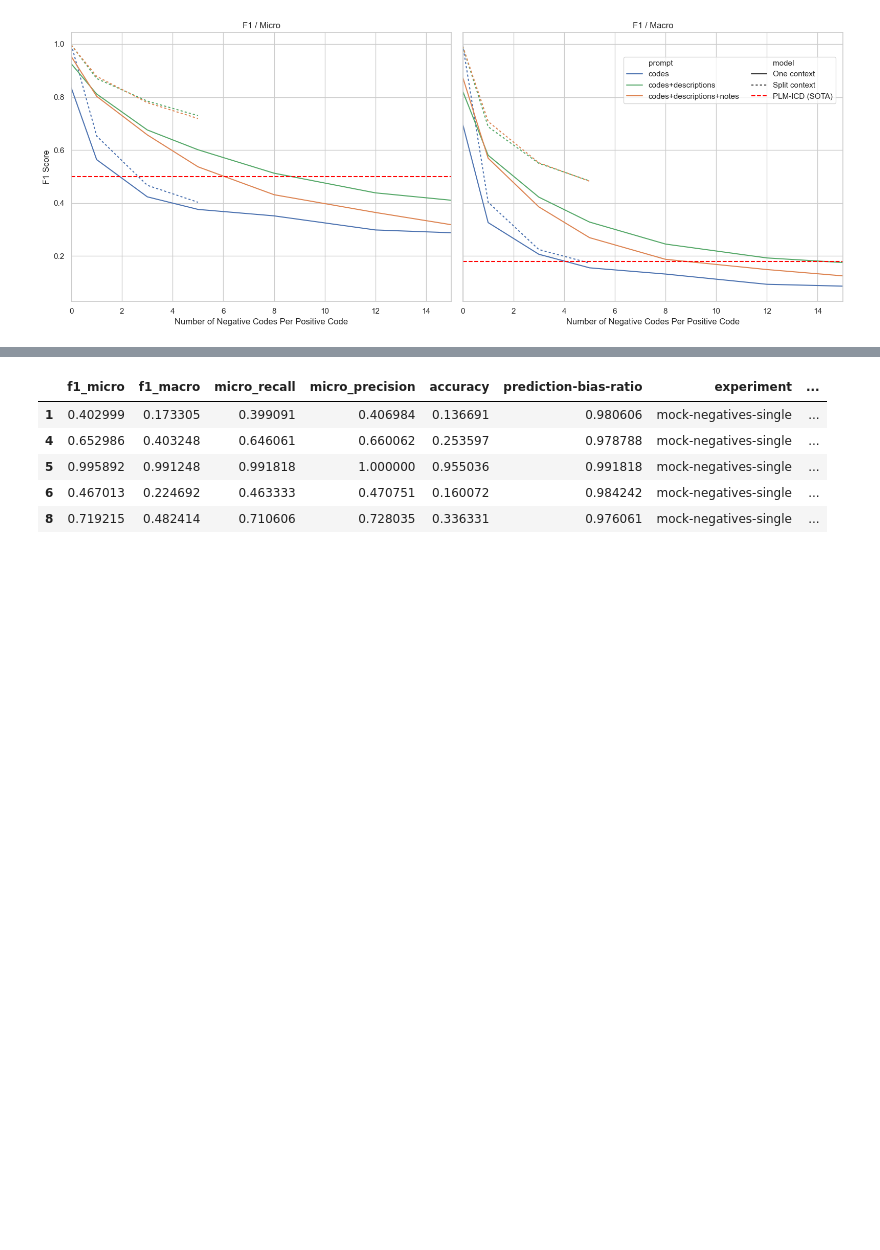
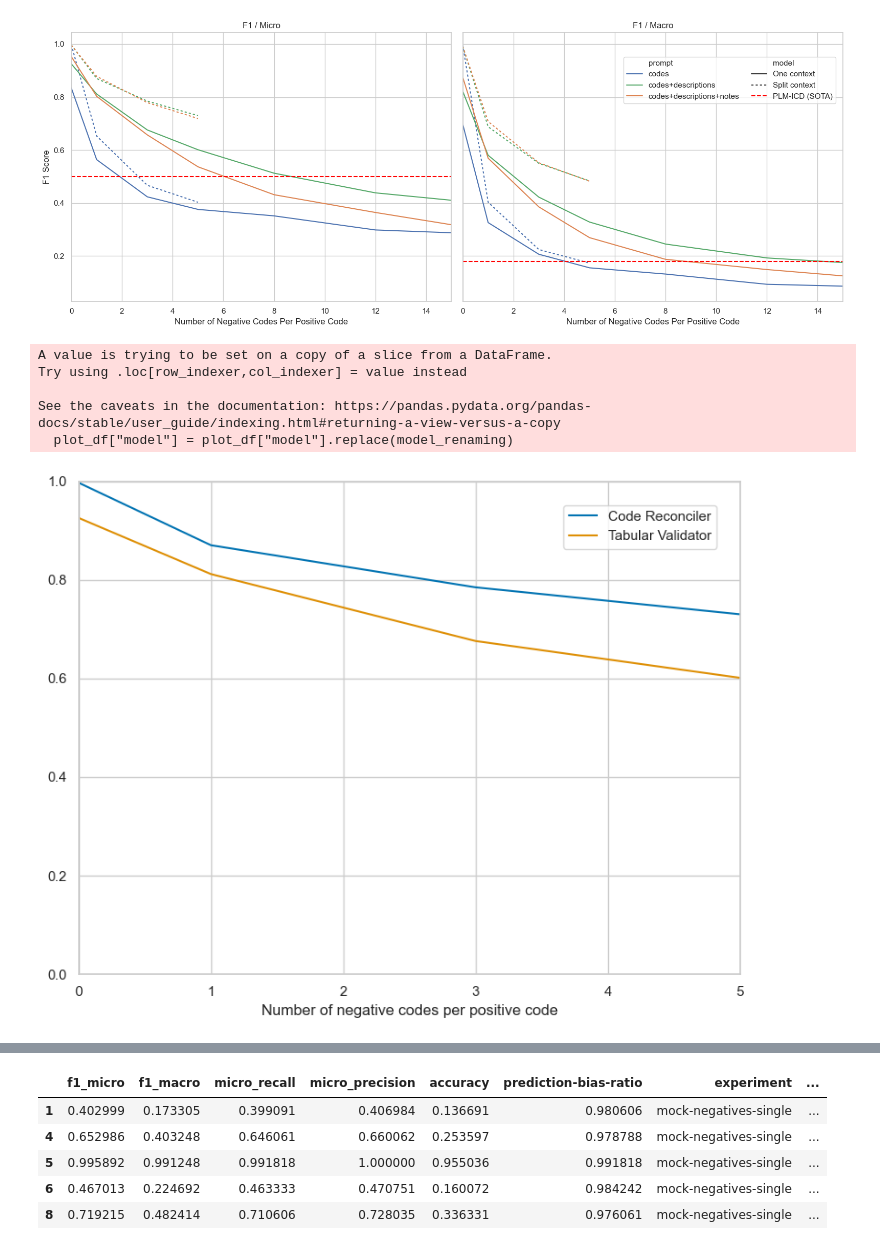
Before and after one commit to MotzWanted/codeseeker, a Jupyter notebook: reports/alignment_benchmark.ipynb, the cells around one changed output, grey strips where cells are left out. Drawn from its saved outputs; the diff is of its cells as text; code cells hidden in the pictures; blank space fills up the shorter version.

```diff
--- a/reports/alignment_benchmark.ipynb
+++ b/reports/alignment_benchmark.ipynb
@@ -145,6 +157,66 @@ plt.tight_layout(rect=[0, 0, 1, 1.05])
 plt.show()
 # %% [output]
 [figure]
+# %%
+# Recreate the plot with the legend placed in the top right corner
+# Set up the plot style
+plot_df = df[(df["prompt_type"] == "Reasoning") & (df["prompt"] == "codes+descriptions")]
+sns.set_theme(style="whitegrid")
+
+# Rename model labels
+model_renaming = {
+    "One context": "Tabular Validator",
+    "Split context": "Code Reconciler"
+}
+plot_df["model"] = plot_df["model"].replace(model_renaming)
+
+# Define color palette by unique prompts
+# unique_prompts = df["prompt"].unique()
+# prompt_order = ["codes", "codes+descriptions", "codes+descriptions+notes"]
+# palette = dict(zip(unique_prompts, sns.color_palette(n_colors=len(unique_prompts))))
+
+fig, ax = plt.subplots(figsize=(8, 6))
+
+# Plot for f1_micro
+sns.lineplot(
+    data=plot_df,
+    x="negatives",
+    y="f1_micro",
+    hue="model",
+    palette="colorblind",
+    ax=ax
+)
+# ax.set_title("F1 / Micro")
+ax.set_ylabel(None)
+ax.set_xlabel("Number of negative codes per positive code", fontsize=12)
+ax.set_xlim([0, 5])
+ax.set_ylim([0.0, 1.0])
+
+# Remove the automatic legend
+ax.legend_.remove()
+
+# Custom legend in the top right
+handles, labels = ax.get_legend_handles_labels()
+fig.legend(
+    handles,
+    labels,
+    title=None,
+    loc='upper right',
+    bbox_to_anchor=(0.95, 0.98),
+    ncol=1,
+    columnspacing=1.5,
+    prop={'size': 12},
+)
+
+plt.tight_layout(rect=[0, 0, 1, 1.05])
+plt.show()
+# %% [output]
+A value is trying to be set on a copy of a slice from a DataFrame.
+Try using .loc[row_indexer,col_indexer] = value instead
+
+See the caveats in the documentation: https://pandas.pydata.org/pandas-docs/stable/user_guide/indexing.html#returning-a-view-versus-a-copy
+  plot_df["model"] = plot_df["model"].replace(model_renaming)
+[figure, added]
 # %%
 import seaborn as sns
 import matplotlib.pyplot as plt
```
Also changed, not shown: parts of 16 cells of this notebook, 44 other files.
